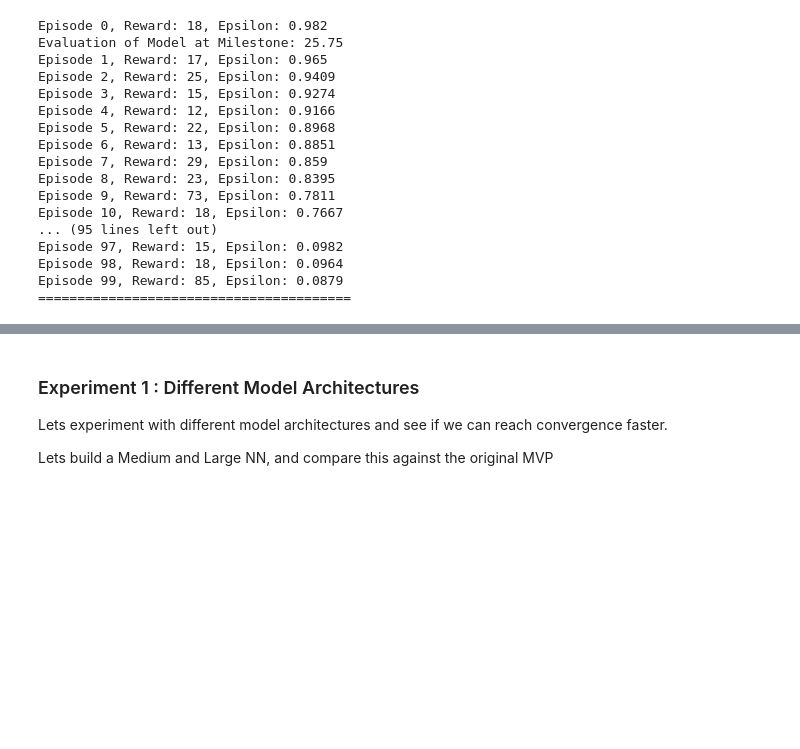
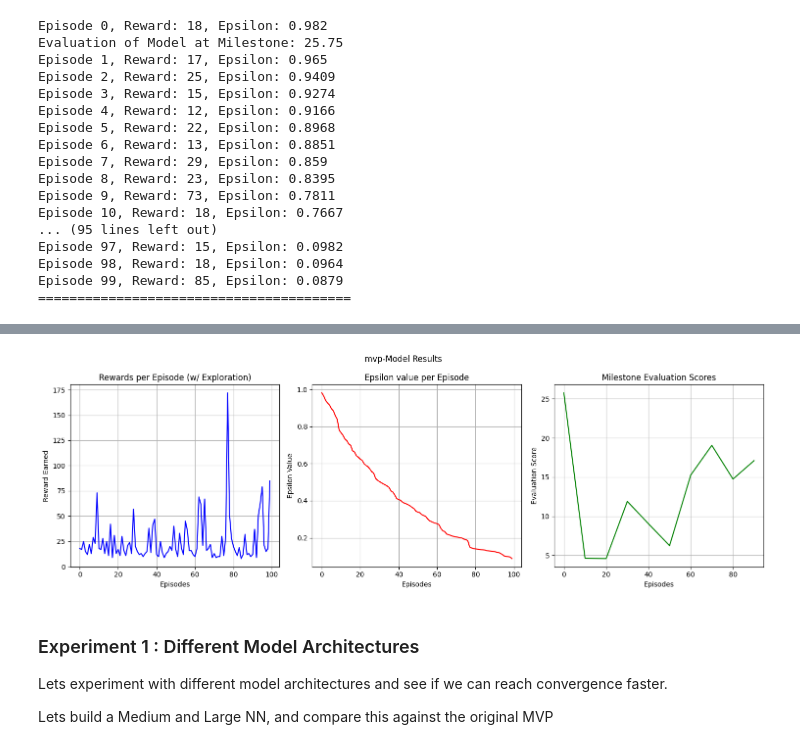
Before and after one commit to b5050d/CSCA5642Final, a Jupyter notebook: final.ipynb, the cells around one changed output, grey strips where cells are left out. Saved outputs shown, nothing was run; the diff lists cells and outputs as text; code cells hidden in the pictures; blank space fills up the shorter version.

```diff
--- a/final.ipynb
+++ b/final.ipynb
@@ -746,3 +836,8 @@ print(sum(mvp_total_rewards))
+# %%
+mvp_episodes, mvp_total_rewards, mvp_epsilons, mvp_evaluation_episodes, mvp_evaluations = load_results_from_pickle('mvp')
+plot_results("mvp", mvp_episodes, mvp_total_rewards, mvp_epsilons, mvp_evaluation_episodes, mvp_evaluations)
+# %% [output]
+[figure, added]
 # %% [markdown]
 ### Experiment 1 : Different Model Architectures
 
```
Also changed, not shown: parts of 19 cells of this notebook, 1 other file.
